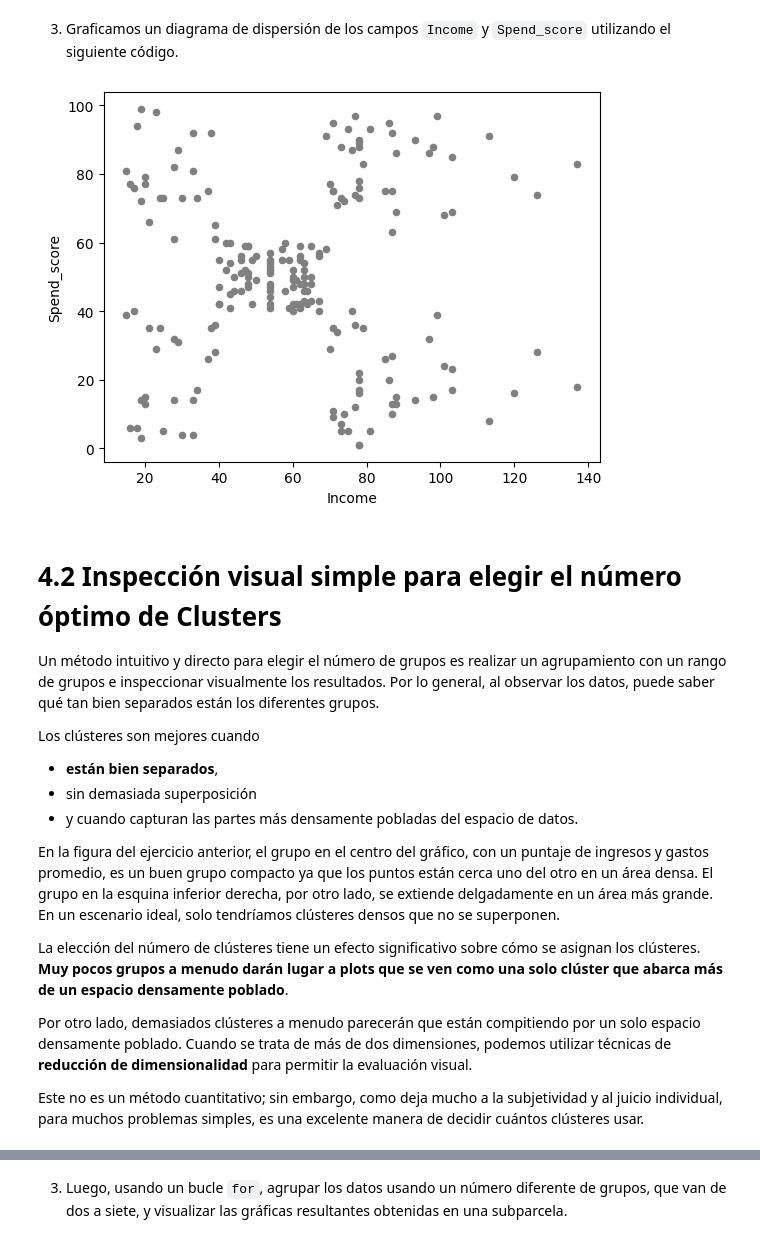
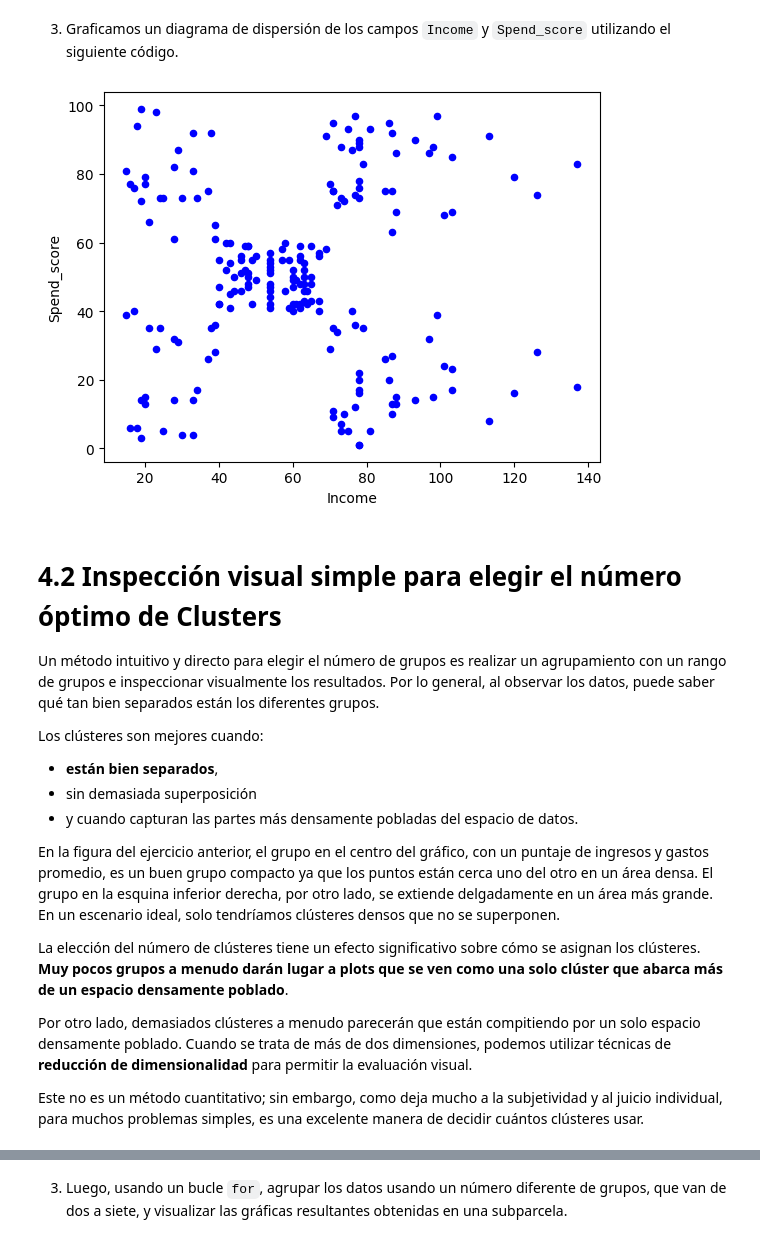
Before and after one commit to limspiga/customer-analytics, a Jupyter notebook: week-2b/customer_analytics_week_2b.ipynb, the cells around one changed output, grey strips where cells are left out. Drawn from its saved outputs; the diff is of its cells as text; code cells hidden in the pictures.

```diff
--- a/week-2b/customer_analytics_week_2b.ipynb
+++ b/week-2b/customer_analytics_week_2b.ipynb
@@ -112,23 +129,23 @@ mall0.head()
 # %%
 # Nota: Realizará la agrupación en clustering más adelante utilizando
 # estas dos funciones como criterio.
 
-mall0.plot.scatter(x='Income', y='Spend_score', color='gray')
+mall0.plot.scatter(x='Income', y='Spend_score', color='blue')
 
 plt.show()
 
 # La visualización de los datos proporciona una buena perspectiva de la
 # distribución y puede darnos una idea de los grupos naturales en los datos.
 # Estos conocimientos pueden mostrarnos los números que elegimos para
 # la actividad de agrupación.
 # %% [output]
-[figure, old version]
+[figure, new version]
 # %% [markdown]
 # 4.2 Inspección **visual** simple para elegir el número óptimo de Clusters
 
 Un método intuitivo y directo para elegir el número de grupos es realizar un agrupamiento con un rango de grupos e inspeccionar visualmente los resultados. Por lo general, al observar los datos, puede saber qué tan bien separados están los diferentes grupos.
 
-Los clústeres son mejores cuando
+Los clústeres son mejores cuando:
 - **están bien separados**,
 - sin demasiada superposición
 - y cuando capturan las partes más densamente pobladas del espacio de datos.
```
Also changed, not shown: parts of 65 cells of this notebook.
